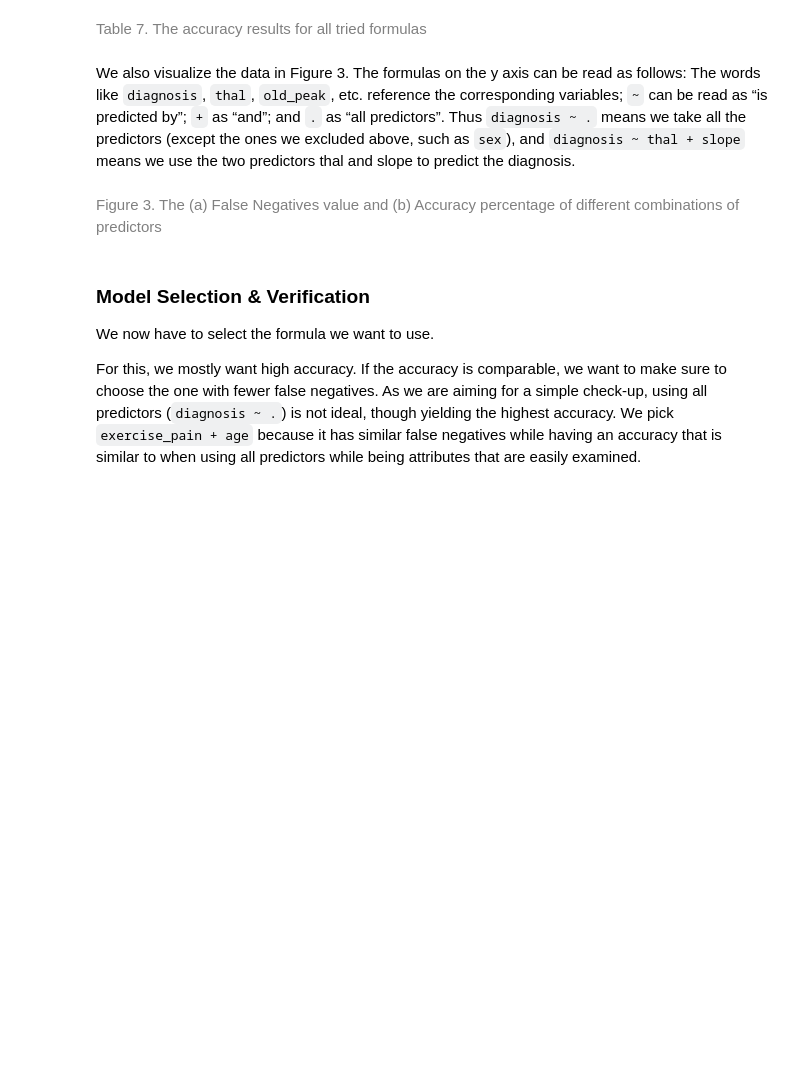
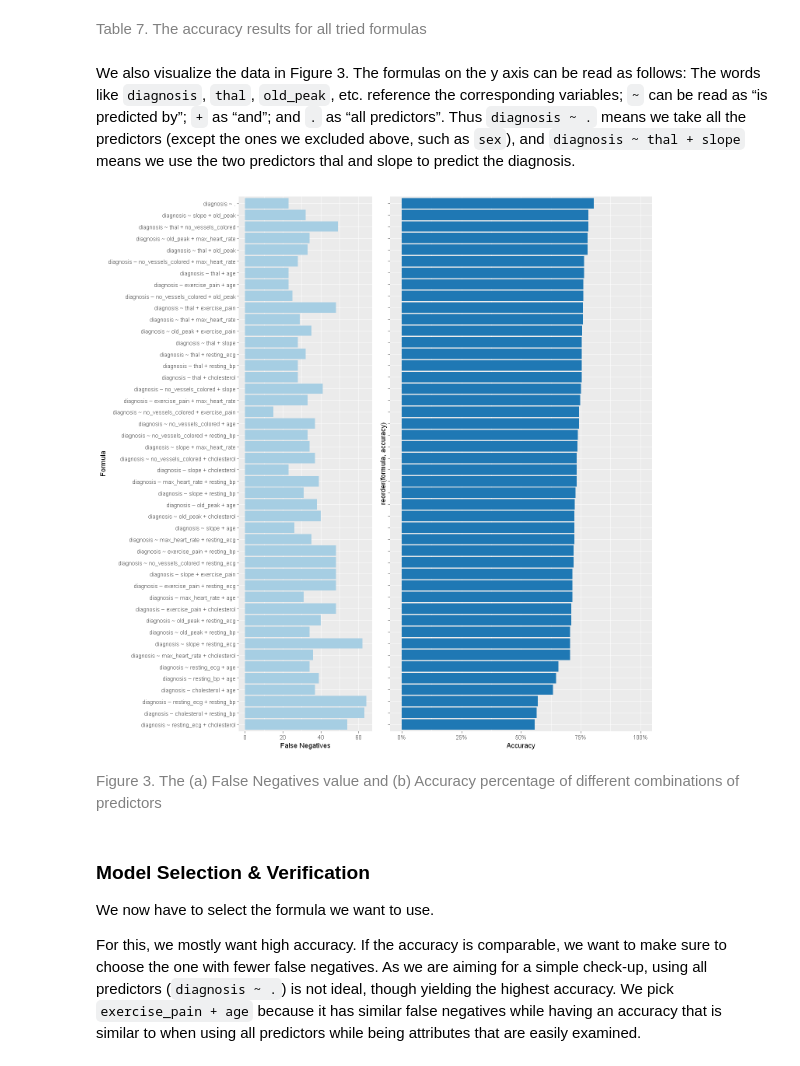
Before and after one commit to DSCI-310-2023/dsci-310-group-03, a Jupyter notebook: notebook/heart_disease_classification.ipynb, the cells around one changed output. Drawn from its saved outputs; the diff is of its cells as text; code cells hidden in the pictures; blank space fills up the shorter version.

```diff
--- a/notebook/heart_disease_classification.ipynb
+++ b/notebook/heart_disease_classification.ipynb
@@ -371,14 +476,23 @@ A tibble: 46 × 4
 # %% [markdown]
 We also visualize the data in Figure 3. The formulas on the y axis can be read as follows: The words like `diagnosis`, `thal`, `old_peak`, etc. reference the corresponding variables; `~` can be read as “is predicted by”; `+` as “and”; and `.` as “all predictors”. Thus `diagnosis ~ .` means we take all the predictors (except the ones we excluded above, such as `sex`), and `diagnosis ~ thal + slope` means we use the two predictors thal and slope to predict the diagnosis.
 # %%
-plot_acc <- two_predictors %>% ggplot(aes(x=accuracy, y=reorder(formula, accuracy))) + geom_bar(stat="identity", fill="#1f78b4") +
-    scale_x_continuous(labels = scales::percent, limits=c(0,1)) + xlab("Accuracy") + ylab("") +
-    theme(axis.text.y=element_blank())
-plot_false <- two_predictors %>% ggplot(aes(x=false_healthy, y=reorder(formula, accuracy))) + geom_bar(stat="identity", fill="#a6cee3") +
-    xlab("False Negatives") + ylab("Formula")
+plot_acc <- two_predictors %>%
+    ggplot(aes(x = accuracy, y = reorder(formula, accuracy))) +
+    geom_bar(stat = "identity", fill = "#1f78b4") +
+    scale_x_continuous(labels = scales::percent,
+                       limits = c(0, 1)) +
+    labs(x = "Accuracy") +
+    theme(axis.text.y = element_blank())
+
+plot_false <- two_predictors %>%
+    ggplot(aes(x = false_healthy, y = reorder(formula, accuracy))) +
+    geom_bar(stat = "identity", fill = "#a6cee3") +
+    labs(x = "False Negatives", y = "Formula")
 
 options(repr.plot.width = 12, repr.plot.height = 12)
 plot_grid(plot_false, plot_acc, ncol = 2)
+# %% [output]
+[figure, added]
 # %% [markdown]
 <span style="color: gray;">Figure 3. The (a) False Negatives value and (b) Accuracy percentage of different combinations of predictors</span>
 # %% [markdown]
```
Also changed, not shown: parts of 21 cells of this notebook.
